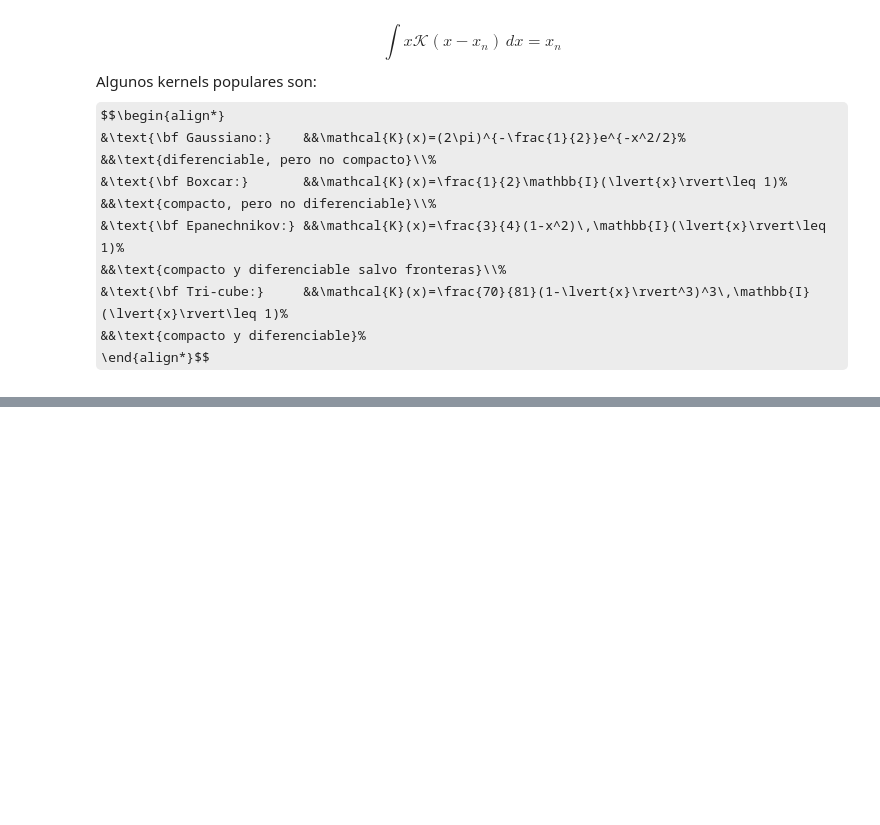
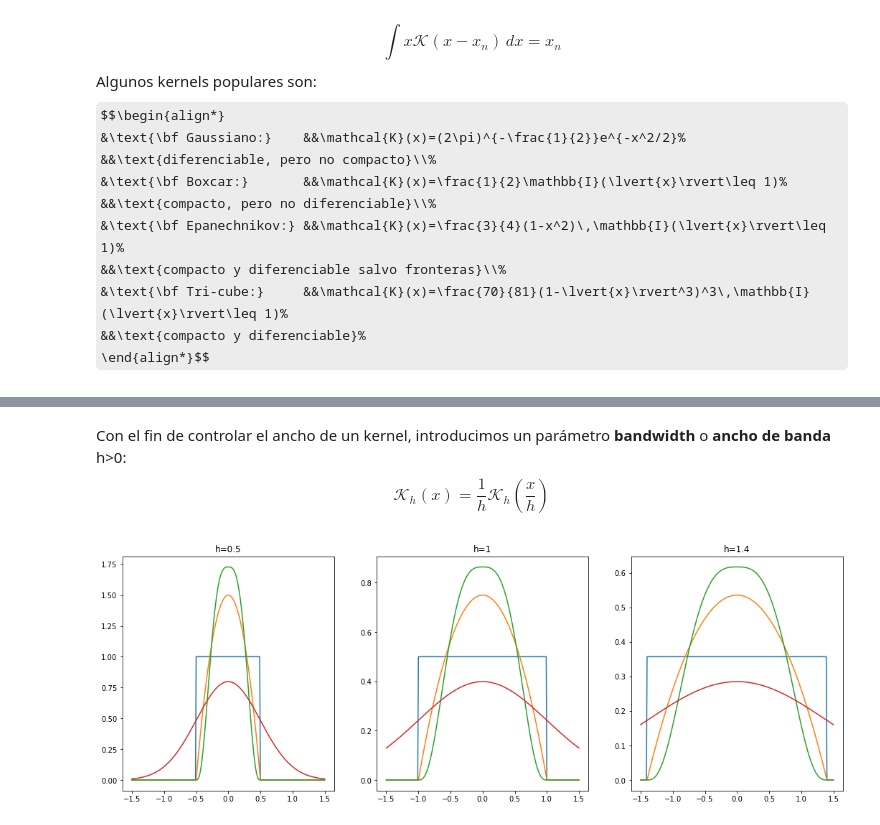
Before and after one commit to AlfonsJ/2024_07_31_PER2324, a Jupyter notebook: 05_kvec/5.03 Estimación con kernels densidad.ipynb, the cells around one changed output, grey strips where cells are left out. Cells and saved outputs as stored; diff of their text form; code cells hidden in the pictures; some formulas as TeX source; blank space fills up the shorter version.

```diff
--- a/05_kvec/5.03 Estimación con kernels densidad.ipynb
+++ b/05_kvec/5.03 Estimación con kernels densidad.ipynb
@@ -37,0 +38,18 @@ plt.plot(x, tri(x), label='Tricube'); plt.plot(x, gauss(x), label='Gaussian'); p
+# %% [markdown]
+Con el fin de controlar el ancho de un kernel, introducimos un parámetro **bandwidth** o **ancho de banda** h>0:
+$$\mathcal{K}_h(x)=\frac{1}{h}\mathcal{K}_h\left(\frac{x}{h}\right)$$
+# %%
+import numpy as np
+import matplotlib.pyplot as plt
+def box(u, h=1): return (1/(2*h))*(abs(u/h) <= 1)
+def epa(u, h=1): return ((3/(4*h))*(1 - np.power(u/h, 2))*(abs(u/h) <= 1))
+def tri(u, h=1): return (70/(81*h))*np.power((1- np.power(abs(u/h), 3)),3)*(abs(u/h) <= 1)
+def gauss(u, h=1): return (1/(np.sqrt(2*np.pi)*h)) * np.exp(-np.power(u/h, 2)/2)
+x = np.arange(-1.5, 1.501, 0.01)
+fig, axes = plt.subplots(1, 3, figsize=(18, 6))
+for i, h in enumerate([.5, 1, 1.4]):
+    axes[i].set_title(r'h={}'.format(h))
+    for fun in [box, epa, tri, gauss]:
+        axes[i].plot(x, fun(x, h))
+# %% [output]
+[figure, added]
```
Also changed, not shown: parts of 2 cells of this notebook.
